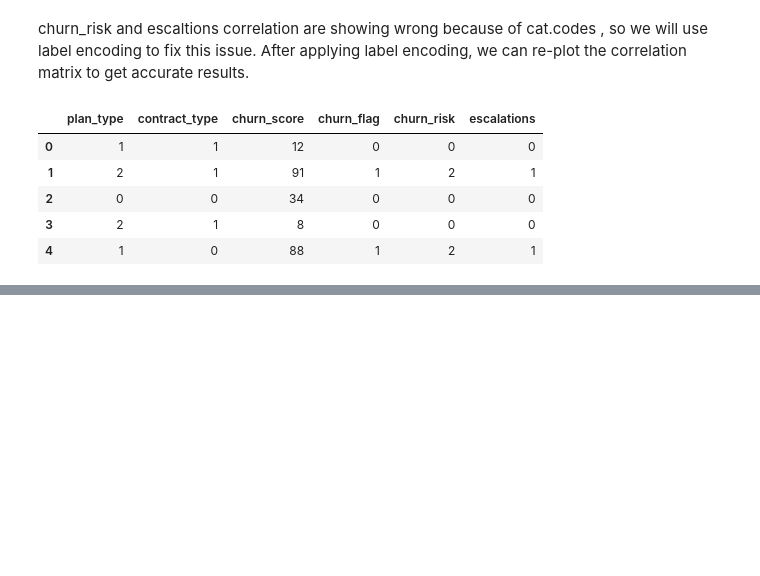
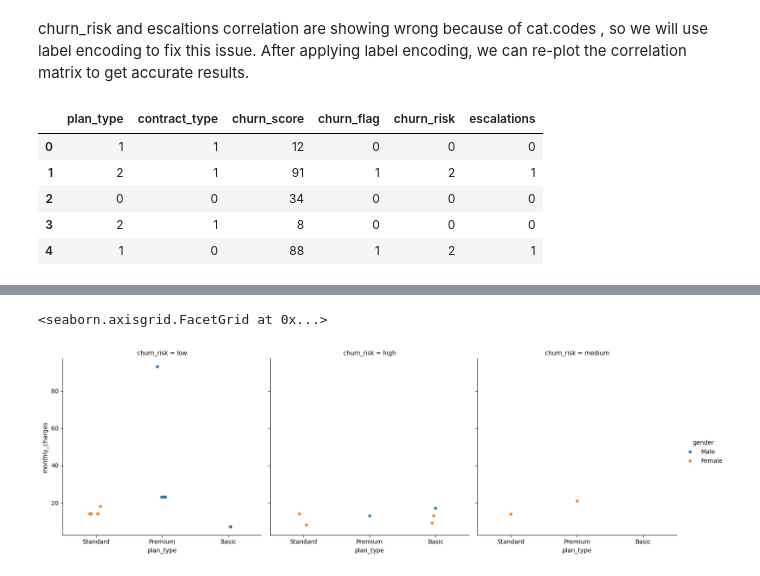
Before and after one commit to predictor450v/churn_analysis_project, a Jupyter notebook: churn.ipynb, the cells around one changed output, grey strips where cells are left out. Drawn from its saved outputs; the diff is of its cells as text; code cells hidden in the pictures; blank space fills up the shorter version.

```diff
--- a/churn.ipynb
+++ b/churn.ipynb
@@ -748,0 +771,12 @@ df_encoded.head()
+# %%
+#catplot - multi dimension comparison - categorical data visualization
+sns.catplot(data=df_visual,
+            x ='plan_type',
+            y = 'monthly_charges',
+            hue = 'gender',
+            col = 'churn_risk')
+
+# 4 kpis in 1 chat compair
+# %% [output]
+<seaborn.axisgrid.FacetGrid at 0x...>
+[figure, added]
```
Also changed, not shown: parts of 3 cells of this notebook.
